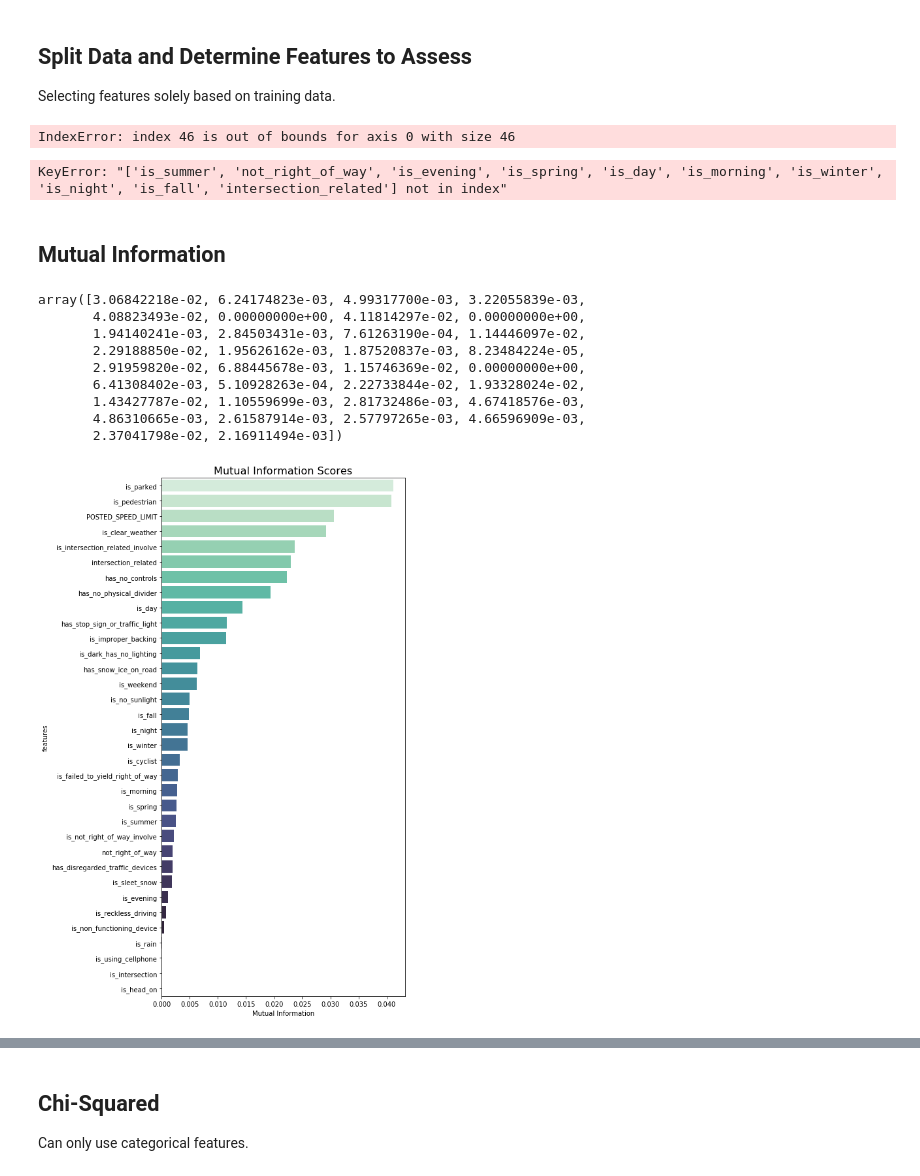
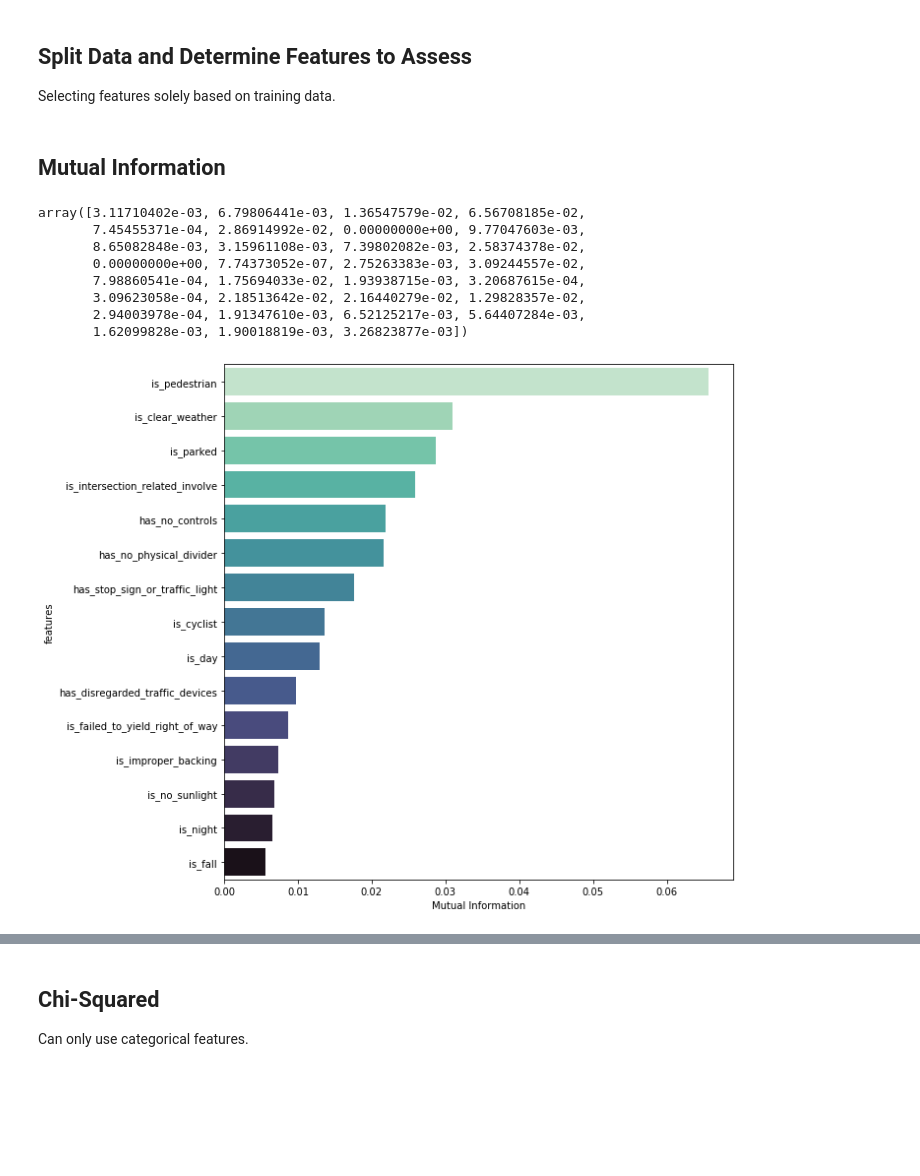
Before and after one commit to Morgan-Sell/chicago-traffic-safety, a Jupyter notebook: feature_selection.ipynb, the cells around one changed output, grey strips where cells are left out. Saved outputs shown, nothing was run; the diff lists cells and outputs as text; code cells hidden in the pictures; blank space fills up the shorter version.

```diff
--- a/feature_selection.ipynb
+++ b/feature_selection.ipynb
@@ -62,18 +62,14 @@ for idx, feature in enumerate(accidents.columns):
 ## Split Data and Determine Features to Assess
 Selecting features solely based on training data.
 # %%
-indices = [0, 22] + list(range(24, 56))
+indices = [0, 22] + list(range(24, 54))
 selected_features = list(accidents.columns[indices])
 # selected_features
-# %% [output]
-IndexError: index 46 is out of bounds for axis 0 with size 46
 # %%
 X = accidents[selected_features]
 y = accidents['is_fatal_or_incap']
 
 X_train, X_test, y_train, y_test = train_test_split(X, y, test_size=0.2, random_state=3)
-# %% [output]
-KeyError: "['is_summer', 'not_right_of_way', 'is_evening', 'is_spring', 'is_day', 'is_morning', 'is_winter', 'is_night', 'is_fall', 'intersection_related'] not in index"
 # %%
 # OVERSAMPLING
 
@@ -86,27 +82,28 @@ X_over, y_over = oversampler.fit_resample(X_train.to_numpy(), y_train.to_numpy()
 mutual_info_scores = mutual_info_classif(X_over, y_over)
 mutual_info_scores
 # %% [output]
-array([3.06842218e-02, 6.24174823e-03, 4.99317700e-03, 3.22055839e-03,
-       4.08823493e-02, 0.00000000e+00, 4.11814297e-02, 0.00000000e+00,
-       1.94140241e-03, 2.84503431e-03, 7.61263190e-04, 1.14446097e-02,
-       2.29188850e-02, 1.95626162e-03, 1.87520837e-03, 8.23484224e-05,
-       2.91959820e-02, 6.88445678e-03, 1.15746369e-02, 0.00000000e+00,
-       6.41308402e-03, 5.10928263e-04, 2.22733844e-02, 1.93328024e-02,
-       1.43427787e-02, 1.10559699e-03, 2.81732486e-03, 4.67418576e-03,
-       4.86310665e-03, 2.61587914e-03, 2.57797265e-03, 4.66596909e-03,
-       2.37041798e-02, 2.16911494e-03])
+array([3.11710402e-03, 6.79806441e-03, 1.36547579e-02, 6.56708185e-02,
+       7.45455371e-04, 2.86914992e-02, 0.00000000e+00, 9.77047603e-03,
+       8.65082848e-03, 3.15961108e-03, 7.39802082e-03, 2.58374378e-02,
+       0.00000000e+00, 7.74373052e-07, 2.75263383e-03, 3.09244557e-02,
+       7.98860541e-04, 1.75694033e-02, 1.93938715e-03, 3.20687615e-04,
+       3.09623058e-04, 2.18513642e-02, 2.16440279e-02, 1.29828357e-02,
+       2.94003978e-04, 1.91347610e-03, 6.52125217e-03, 5.64407284e-03,
+       1.62099828e-03, 1.90018819e-03, 3.26823877e-03])
 # %%
 mi_df = pd.DataFrame()
 mi_df['features'] = X.columns
 mi_df['mutual_info_score'] = mutual_info_scores
 mi_df.sort_values('mutual_info_score', ascending=False, axis=0, inplace=True)
+mi_df2 = mi_df.iloc[:15, :]
 
-
-fig, ax = plt.subplots(figsize=(8,12))
-sns.barplot(data=mi_df,x='mutual_info_score', y='features', palette='mako_r', ax=ax)
-ax.set_title('Mutual Information Scores', fontsize=16)
+fig, ax = plt.subplots(figsize=(10,8))
+sns.barplot(data=mi_df2,x='mutual_info_score', y='features', palette='mako_r', ax=ax)
+#ax.set_title('Mutual Information Scores', fontsize=16)
 ax.set_xlabel('Mutual Information')
 ax.set_yticklabels(mi_df['features'])
 fig.tight_layout();
+
+fig.savefig('img/mutual_info_scores.png')
 # %% [output]
-[figure, old version]
+[figure, new version]
```
Also changed, not shown: parts of 5 cells of this notebook, 8 other files.
